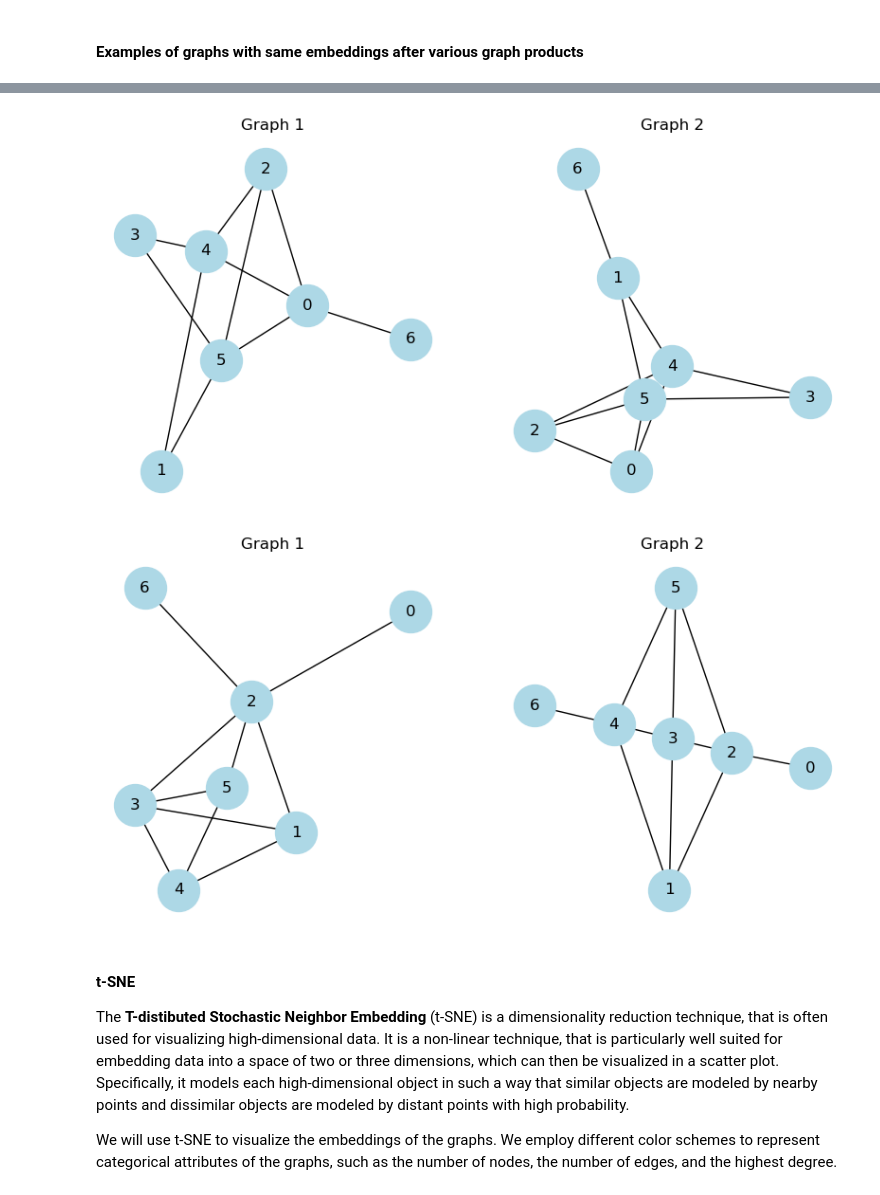
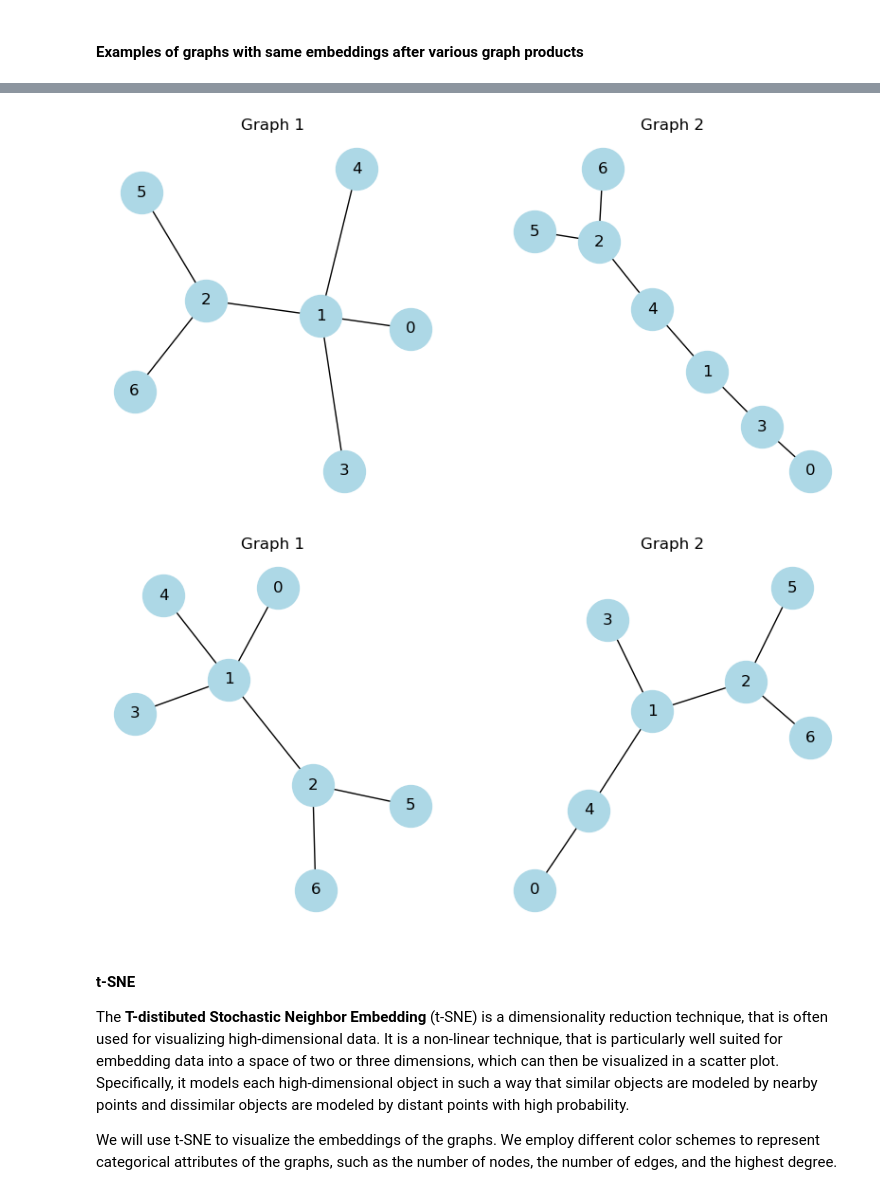
Before and after one commit to max-seeli/graph-gumbo, a Jupyter notebook: simple_product_embedding.ipynb, the cells around one changed output, grey strips where cells are left out. Cells and saved outputs as stored; diff of their text form; code cells hidden in the pictures.

Commit message:
Migration to new embedding system

```diff
--- a/simple_product_embedding.ipynb
+++ b/simple_product_embedding.ipynb
@@ -60,7 +60,7 @@ Regarding the size of the factor graphs, we will use the following sizes:
 * 7 nodes
 * 13 nodes
 # %%
-factor_graphs = get_factor_dict(REDUCED_EXPERIMENT_FACTOR_SIZES)
+factor_graphs = get_factor_dict(REDUCED_EXPERIMENT_FACTOR_SIZES, sep_self_loop_node=True)
 # %% [markdown]
 ### Graph products
 Now we will create the graph products of the factor graphs with all the graphs considered.
@@ -86,8 +86,9 @@ We will use the cycle counting method by preparing embedding each graph using a
 ### Embeddings
 For all these graph products, as well as the initial graphs, we will create embeddings by counting cycles of different lengths. We will use an embedding size of 7*7=49, which is the maximum length of cycles in a graph product of two graphs with each 7 nodes.
 # %%
-cycle_embedded_graphs = counting(Gs, 49, "basis_cycle")
-cycle_embedded_products = graph_products.map(lambda x: counting(x, 49, "basis_cycle"))
+basis_cycle_embedder = BasisCycleEmbedding()
+cycle_embedded_graphs = basis_cycle_embedder(Gs, 50)
+cycle_embedded_products = graph_products.map(lambda x: basis_cycle_embedder(x, 50))
 # %% [markdown]
 ### Evaluation and Comparison
 In this section, we will evaluate, how many graphs, that are isomorphic to each other, are mapped to the same embedding. We will also compare the embeddings of the different graph products.
@@ -215,7 +216,7 @@ Seeing the effectiveness of the graph products, we will further investigate the
 * t-SNE
 # %%
 original_idx = cycle_results[1]
-comparative_idx = cycle_product_results.loc['K7', 'Tensor'][1]
+comparative_idx = cycle_product_results.loc['P3', 'Modular'][1]
 
 def sort_by_simiplicity(idx_pairs):
     """
@@ -225,11 +226,20 @@ def sort_by_simiplicity(idx_pairs):
     """
     return sorted(idx_pairs, key=lambda x: (num_nodes[x[0]] + num_nodes[x[1]], num_edges[x[0]] + num_edges[x[1]]))
 
-def plot_dual_examples(set_idx_pairs, num_examples=3, sort=True, fix_positions=False):
+def plot_dual_examples(set_idx_pairs, num_examples=3, sort=True, fix_positions=False, contains_cycle=False):
     if sort:
         idx_pairs = sort_by_simiplicity(set_idx_pairs)
     else:
         idx_pairs = list(set_idx_pairs)
+
+    if contains_cycle:
+        for pair in idx_pairs:
+            try:
+                nx.find_cycle(Gs[pair[0]])
+                nx.find_cycle(Gs[pair[1]])
+            except nx.exception.NetworkXNoCycle:
+                idx_pairs.remove(pair)
+
 
     for i in range(num_examples):
         if i >= len(idx_pairs):
@@ -274,8 +284,8 @@ plot_dual_examples(different_only_after_idx)
 #### Examples of graphs with same embeddings after various graph products
 # %%
 # Change the factor graphs to compare and the graph products to compare
-factor_graphs_to_compare = ['K7', 'P7']
-graph_products_to_compare = ['Strong', 'Tensor']
+factor_graphs_to_compare = ['P3', 'P5']
+graph_products_to_compare = ['Modular', 'Modular']
 
 similar_for_all_idx = original_idx.intersection(*cycle_product_results.loc[factor_graphs_to_compare, graph_products_to_compare].map(lambda x: x[1]).values.flatten())
 
@@ -285,5 +295,5 @@ plot_dual_examples(similar_for_all_idx)
-[figure, old version]
+[figure, new version]
-[figure, old version]
+[figure, new version]
 # %% [markdown]
 #### t-SNE
 The **T-distibuted Stochastic Neighbor Embedding** (t-SNE) is a dimensionality reduction technique, that is often used for visualizing high-dimensional data. It is a non-linear technique, that is particularly well suited for embedding data into a space of two or three dimensions, which can then be visualized in a scatter plot. Specifically, it models each high-dimensional object in such a way that similar objects are modeled by nearby points and dissimilar objects are modeled by distant points with high probability.
```
Also changed, not shown: parts of 30 cells of this notebook, 15 other files.
